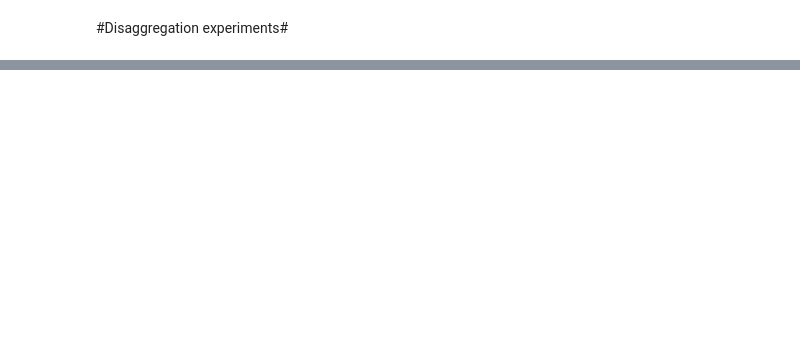
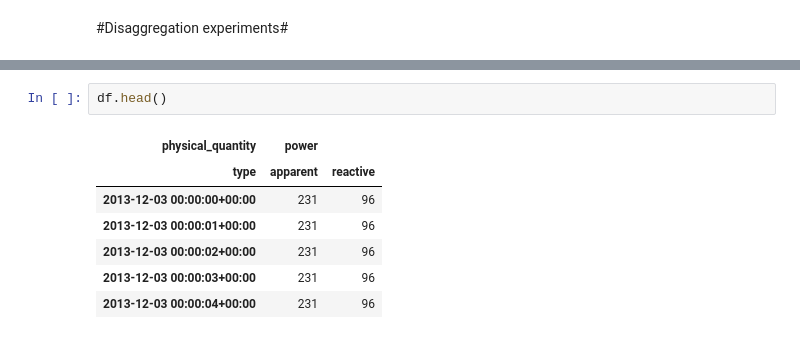
Before and after one commit to gjwo/nilm_gjw_data, a Jupyter notebook: notebooks/disaggregation.ipynb, the cells around one changed output, grey strips where cells are left out. Drawn from its saved outputs; the diff is of its cells as text; blank space fills up the shorter version.

```diff
--- a/notebooks/disaggregation.ipynb
+++ b/notebooks/disaggregation.ipynb
@@ -26,0 +78,10 @@ ImportError: No module named seaborn
+# %%
+df.head()
+# %% [output]
+| physical_quantity | power |  |
+| type | apparent | reactive |
+| 2013-12-03 00:00:00+00:00 | 231 | 96 |
+| 2013-12-03 00:00:01+00:00 | 231 | 96 |
+| 2013-12-03 00:00:02+00:00 | 231 | 96 |
+| 2013-12-03 00:00:03+00:00 | 231 | 96 |
+| 2013-12-03 00:00:04+00:00 | 231 | 96 |
```
Also changed, not shown: parts of 15 cells of this notebook.
